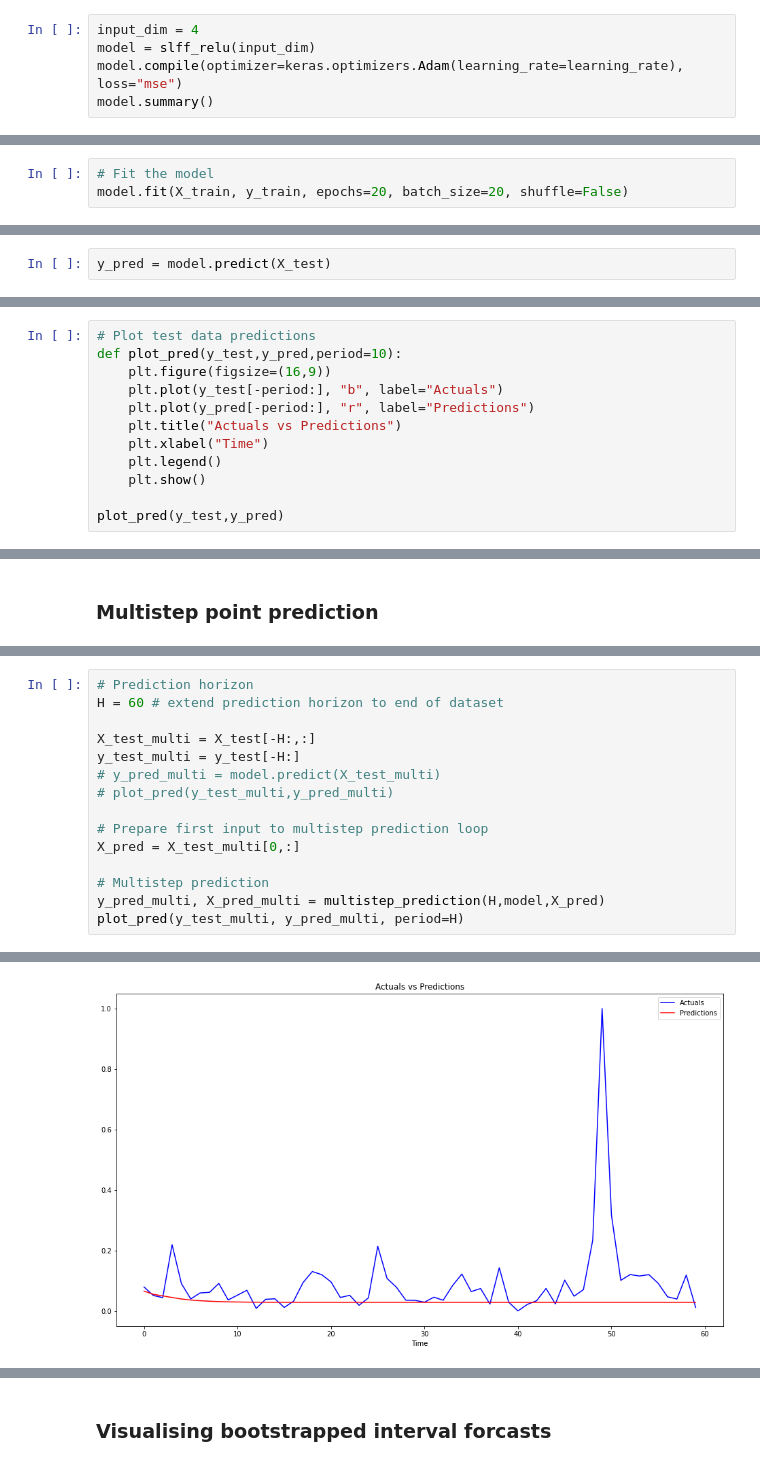
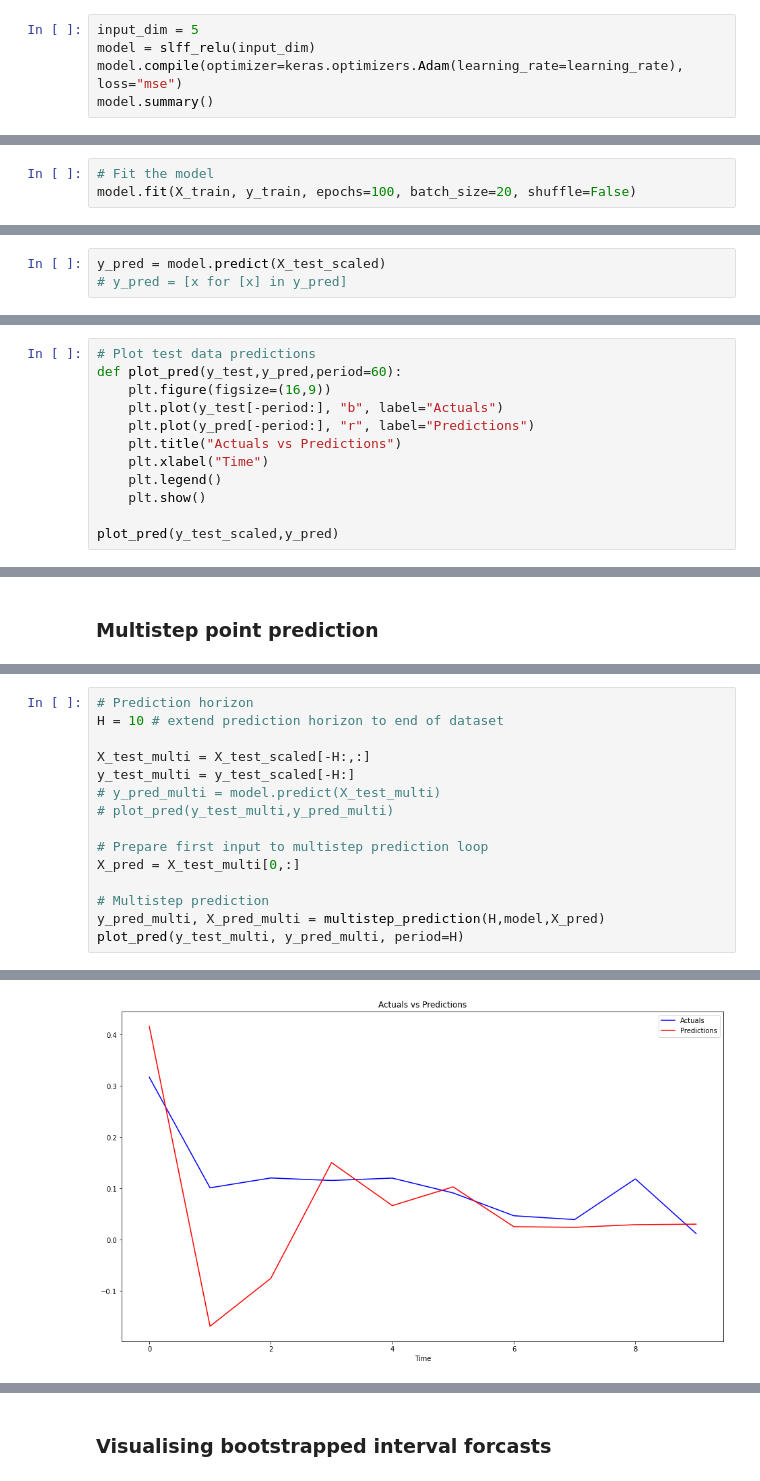
Before and after one commit to JamieKats/data2001-a3, a Jupyter notebook: DATA2001-A3-s4674720.ipynb, the cells around one changed output, grey strips where cells are left out. Cells and saved outputs as stored; diff of their text form.

```diff
--- a/DATA2001-A3-s4674720.ipynb
+++ b/DATA2001-A3-s4674720.ipynb
@@ -1221,7 +1264,7 @@ def slff_relu(input_dim,hidden_1_dim = 64):
     model = keras.Model(inputs=inputs, outputs=outputs)
     return model
 # %%
-input_dim = 4
+input_dim = 5
 model = slff_relu(input_dim)
 model.compile(optimizer=keras.optimizers.Adam(learning_rate=learning_rate), loss="mse")
 model.summary()
@@ -1249,4 +1297,4 @@ To enable them in other operations, rebuild TensorFlow with the appropriate comp
 # %%
 # Fit the model
-model.fit(X_train, y_train, epochs=20, batch_size=20, shuffle=False)
+model.fit(X_train, y_train, epochs=100, batch_size=20, shuffle=False)
 # %% [output]
@@ -1277,6 +1323,7 @@ Epoch 20/20
 # %% [markdown]
 ### Timeseries predictions using neural networks
 # %%
-y_pred = model.predict(X_test)
+y_pred = model.predict(X_test_scaled)
+# y_pred = [x for [x] in y_pred]
 # %% [output]
 2/2 [==============================] - 0s 3ms/step
@@ -1283,6 +1332,6 @@ y_pred = model.predict(X_test)
 # %%
 # Plot test data predictions
-def plot_pred(y_test,y_pred,period=10):
+def plot_pred(y_test,y_pred,period=60):
     plt.figure(figsize=(16,9))
     plt.plot(y_test[-period:], "b", label="Actuals")
     plt.plot(y_pred[-period:], "r", label="Predictions")
@@ -1291,5 +1340,5 @@ def plot_pred(y_test,y_pred,period=10):
     plt.legend()
     plt.show()
 
-plot_pred(y_test,y_pred)
+plot_pred(y_test_scaled,y_pred)
 # %% [output]
@@ -1370,10 +1419,10 @@ def multistep_prediction(H, model, X_pred,residuals=[]):
     return y_pred_multi, X_pred_multi
 # %%
 # Prediction horizon
-H = 60 # extend prediction horizon to end of dataset
+H = 10 # extend prediction horizon to end of dataset
 
-X_test_multi = X_test[-H:,:]
-y_test_multi = y_test[-H:]
+X_test_multi = X_test_scaled[-H:,:]
+y_test_multi = y_test_scaled[-H:]
 # y_pred_multi = model.predict(X_test_multi)
 # plot_pred(y_test_multi,y_pred_multi)
 
@@ -1404,2 +1446,2 @@ plot_pred(y_test_multi, y_pred_multi, period=H)
-[figure, old version]
+[figure, new version]
 # %% [markdown]
```
Also changed, not shown: parts of 74 cells of this notebook.
